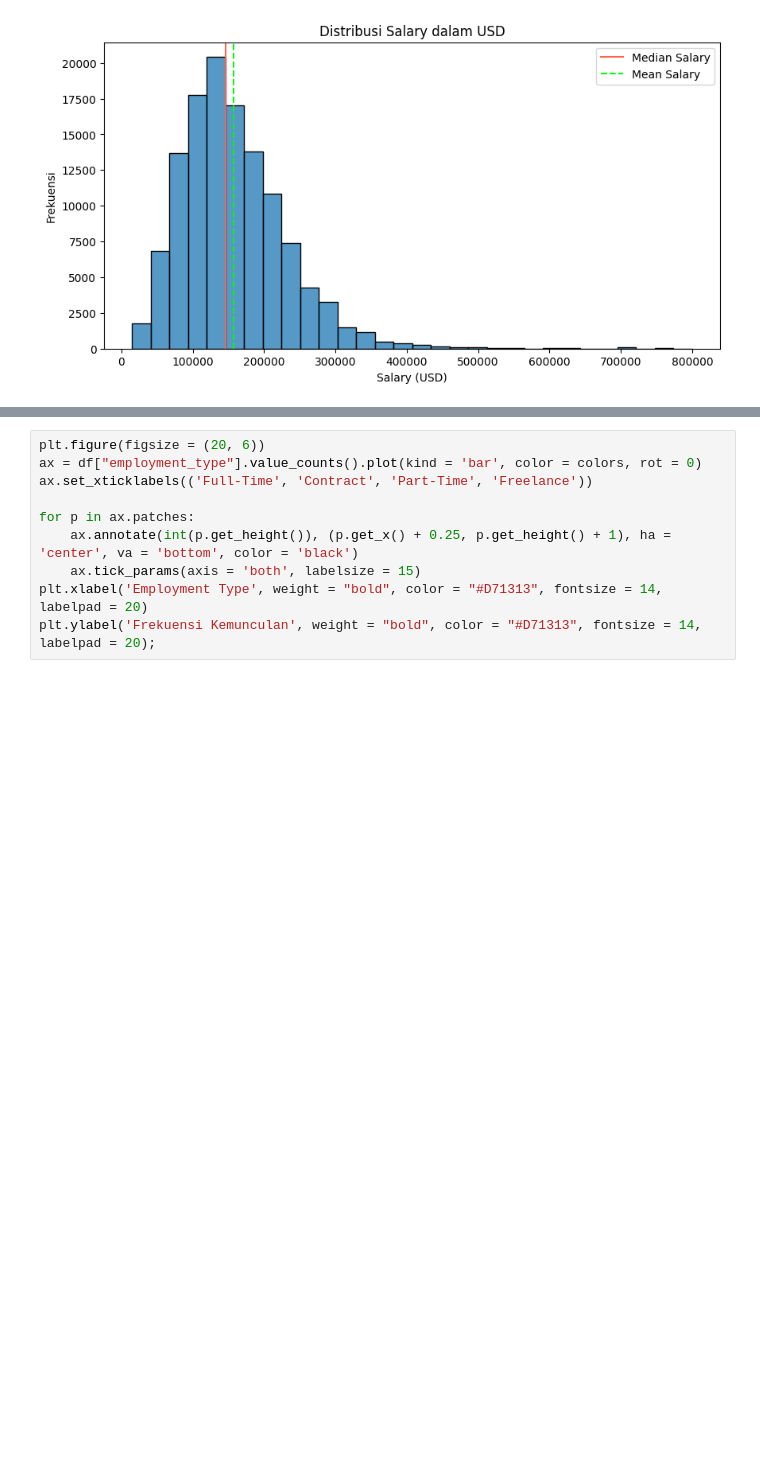
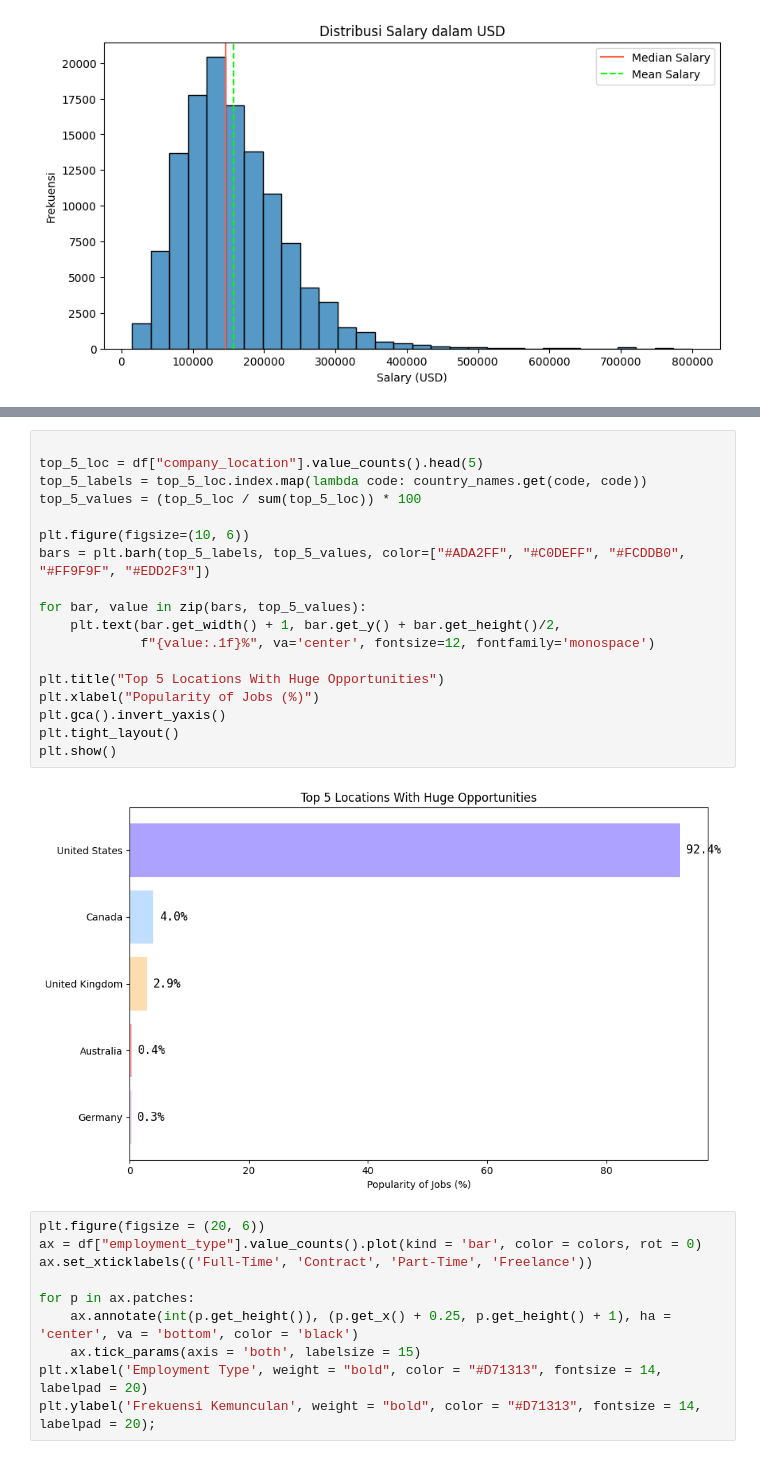
Before and after one commit to TsangCahya/ds-project, a Jupyter notebook: Lidia.ipynb, the cells around one changed output, grey strips where cells are left out. Cells and saved outputs as stored; diff of their text form; blank space fills up the shorter version.

```diff
--- a/Lidia.ipynb
+++ b/Lidia.ipynb
@@ -220,3 +211,23 @@ fig
+# %%
+
+top_5_loc = df["company_location"].value_counts().head(5)
+top_5_labels = top_5_loc.index.map(lambda code: country_names.get(code, code))
+top_5_values = (top_5_loc / sum(top_5_loc)) * 100
+
+plt.figure(figsize=(10, 6))
+bars = plt.barh(top_5_labels, top_5_values, color=["#ADA2FF", "#C0DEFF", "#FCDDB0", "#FF9F9F", "#EDD2F3"])
+
+for bar, value in zip(bars, top_5_values):
+    plt.text(bar.get_width() + 1, bar.get_y() + bar.get_height()/2,
+             f"{value:.1f}%", va='center', fontsize=12, fontfamily='monospace')
+
+plt.title("Top 5 Locations With Huge Opportunities")
+plt.xlabel("Popularity of Jobs (%)")
+plt.gca().invert_yaxis()
+plt.tight_layout()
+plt.show()
+# %% [output]
+[figure, added]
 # %%
 plt.figure(figsize = (20, 6))
 ax = df["employment_type"].value_counts().plot(kind = 'bar', color = colors, rot = 0)
```
Also changed, not shown: parts of 1 cell of this notebook.
